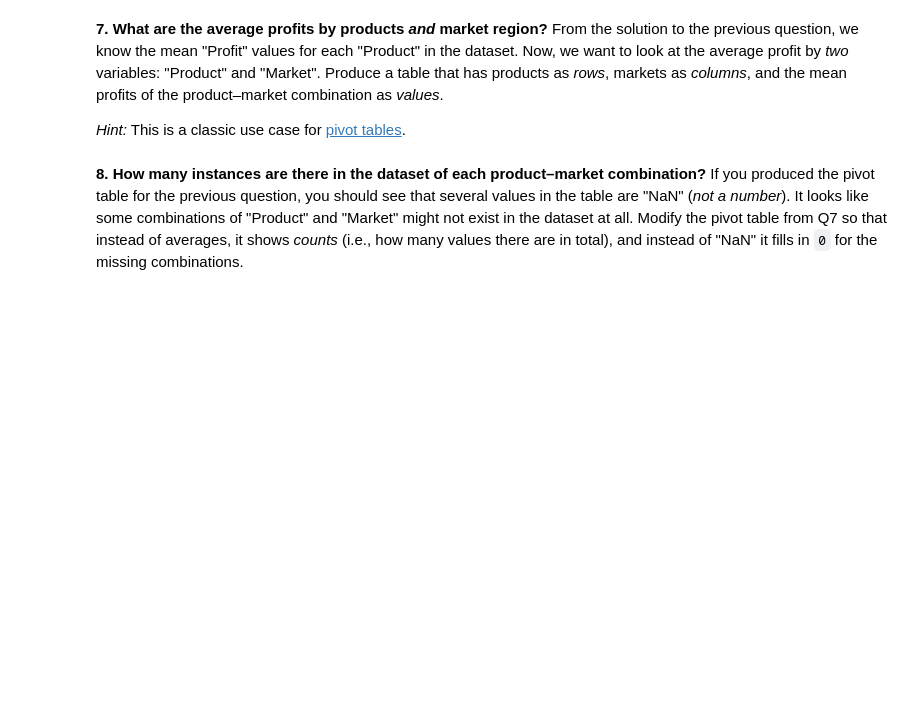
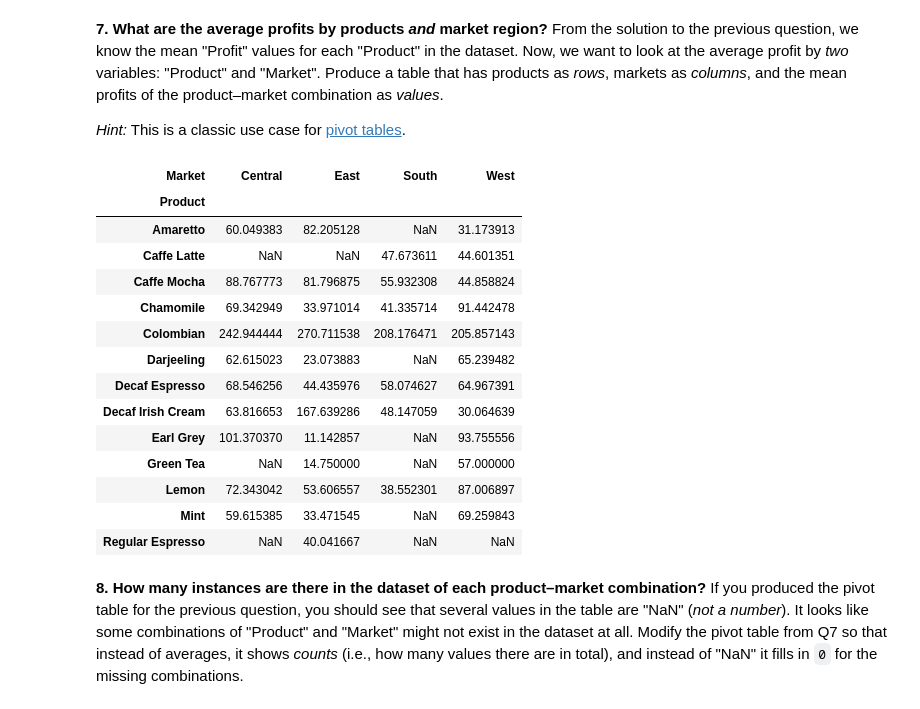
Before and after one commit to clementpickel/DSP_Assignement, a Jupyter notebook: Exercices/ex1/01_Pandas.ipynb, the cells around one changed output. Saved outputs shown, nothing was run; the diff lists cells and outputs as text; code cells hidden in the pictures; blank space fills up the shorter version.

```diff
--- a/Exercices/ex1/01_Pandas.ipynb
+++ b/Exercices/ex1/01_Pandas.ipynb
@@ -82,7 +100,23 @@ _Hint:_ The statistics about distributions can be obtained with the `.describe()
 
 _Hint:_ This is a classic use case for [pivot tables](https://jakevdp.github.io/PythonDataScienceHandbook/03.09-pivot-tables.html).
 # %%
-# Your code here
+df.pivot_table(index="Product", columns="Market", values="Profit")
+# %% [output]
+| Market | Central | East | South | West |
+| Product |  |  |  |  |
+| Amaretto | 60.049383 | 82.205128 | NaN | 31.173913 |
+| Caffe Latte | NaN | NaN | 47.673611 | 44.601351 |
+| Caffe Mocha | 88.767773 | 81.796875 | 55.932308 | 44.858824 |
+| Chamomile | 69.342949 | 33.971014 | 41.335714 | 91.442478 |
+| Colombian | 242.944444 | 270.711538 | 208.176471 | 205.857143 |
+| Darjeeling | 62.615023 | 23.073883 | NaN | 65.239482 |
+| Decaf Espresso | 68.546256 | 44.435976 | 58.074627 | 64.967391 |
+| Decaf Irish Cream | 63.816653 | 167.639286 | 48.147059 | 30.064639 |
+| Earl Grey | 101.370370 | 11.142857 | NaN | 93.755556 |
+| Green Tea | NaN | 14.750000 | NaN | 57.000000 |
+| Lemon | 72.343042 | 53.606557 | 38.552301 | 87.006897 |
+| Mint | 59.615385 | 33.471545 | NaN | 69.259843 |
+| Regular Espresso | NaN | 40.041667 | NaN | NaN |
 # %% [markdown]
 **8. How many instances are there in the dataset of each product–market combination?** If you produced the pivot table for the previous question, you should see that several values in the table are "NaN" (_not a number_). It looks like some combinations of "Product" and "Market" might not exist in the dataset at all. Modify the pivot table from Q7 so that instead of averages, it shows _counts_ (i.e., how many values there are in total), and instead of "NaN" it fills in `0` for the missing combinations.
 # %%
```
Also changed, not shown: parts of 11 cells of this notebook, 2 other files.
